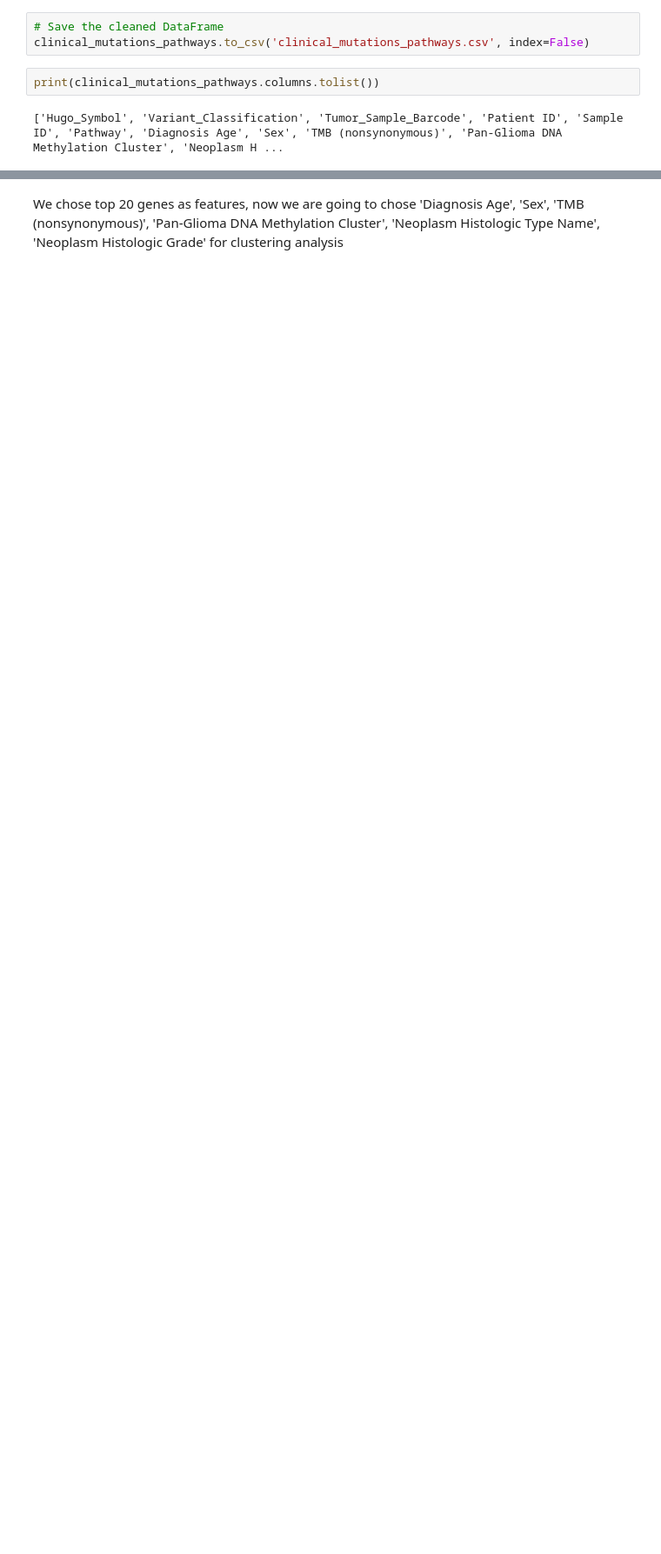
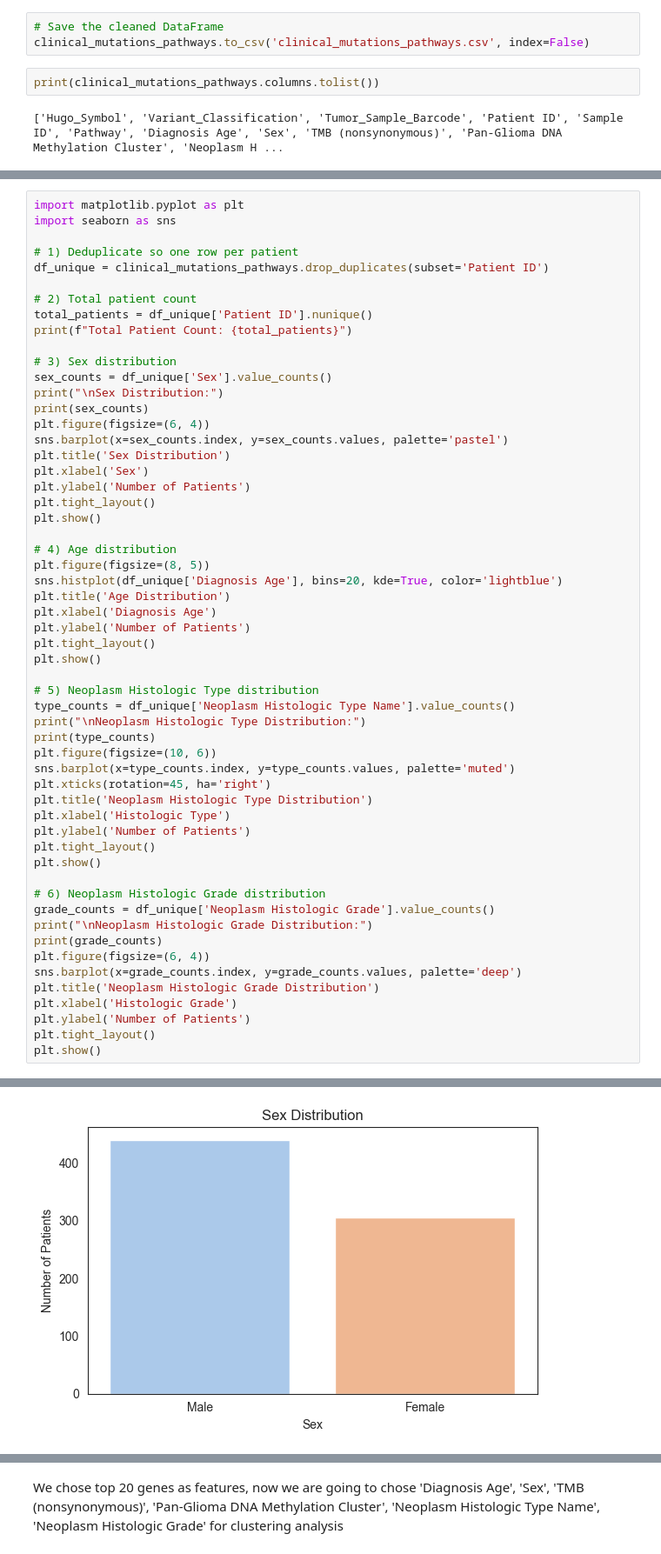
Before and after one commit to GalinaGl/CAS_ADS_2024, a Jupyter notebook: Final project/Data/Final_project_GGlousker.ipynb, the cells around one changed output, grey strips where cells are left out. Shown at 87% size. Cells and saved outputs as stored; diff of their text form; blank space fills up the shorter version.

```diff
--- a/Final project/Data/Final_project_GGlousker.ipynb
+++ b/Final project/Data/Final_project_GGlousker.ipynb
@@ -506,0 +516,57 @@ Description of the population
+# %%
+import matplotlib.pyplot as plt
+import seaborn as sns
+
+# 1) Deduplicate so one row per patient
+df_unique = clinical_mutations_pathways.drop_duplicates(subset='Patient ID')
+
+# 2) Total patient count
+total_patients = df_unique['Patient ID'].nunique()
+print(f"Total Patient Count: {total_patients}")
+
+# 3) Sex distribution
+sex_counts = df_unique['Sex'].value_counts()
+print("\nSex Distribution:")
+print(sex_counts)
+plt.figure(figsize=(6, 4))
+sns.barplot(x=sex_counts.index, y=sex_counts.values, palette='pastel')
+plt.title('Sex Distribution')
+plt.xlabel('Sex')
+plt.ylabel('Number of Patients')
+plt.tight_layout()
+plt.show()
+
+# 4) Age distribution
+plt.figure(figsize=(8, 5))
+sns.histplot(df_unique['Diagnosis Age'], bins=20, kde=True, color='lightblue')
+plt.title('Age Distribution')
+plt.xlabel('Diagnosis Age')
+plt.ylabel('Number of Patients')
+plt.tight_layout()
+plt.show()
+
+# 5) Neoplasm Histologic Type distribution
+type_counts = df_unique['Neoplasm Histologic Type Name'].value_counts()
+print("\nNeoplasm Histologic Type Distribution:")
+print(type_counts)
+plt.figure(figsize=(10, 6))
+sns.barplot(x=type_counts.index, y=type_counts.values, palette='muted')
+plt.xticks(rotation=45, ha='right')
+plt.title('Neoplasm Histologic Type Distribution')
+plt.xlabel('Histologic Type')
+plt.ylabel('Number of Patients')
+plt.tight_layout()
+plt.show()
+
+# 6) Neoplasm Histologic Grade distribution
+grade_counts = df_unique['Neoplasm Histologic Grade'].value_counts()
+print("\nNeoplasm Histologic Grade Distribution:")
+print(grade_counts)
+plt.figure(figsize=(6, 4))
+sns.barplot(x=grade_counts.index, y=grade_counts.values, palette='deep')
+plt.title('Neoplasm Histologic Grade Distribution')
+plt.xlabel('Histologic Grade')
+plt.ylabel('Number of Patients')
+plt.tight_layout()
+plt.show()
+# %% [output]
@@ -506,0 +583 @@ Description of the population
+[figure, added]
```
Also changed, not shown: parts of 43 cells of this notebook, 6 other files.
